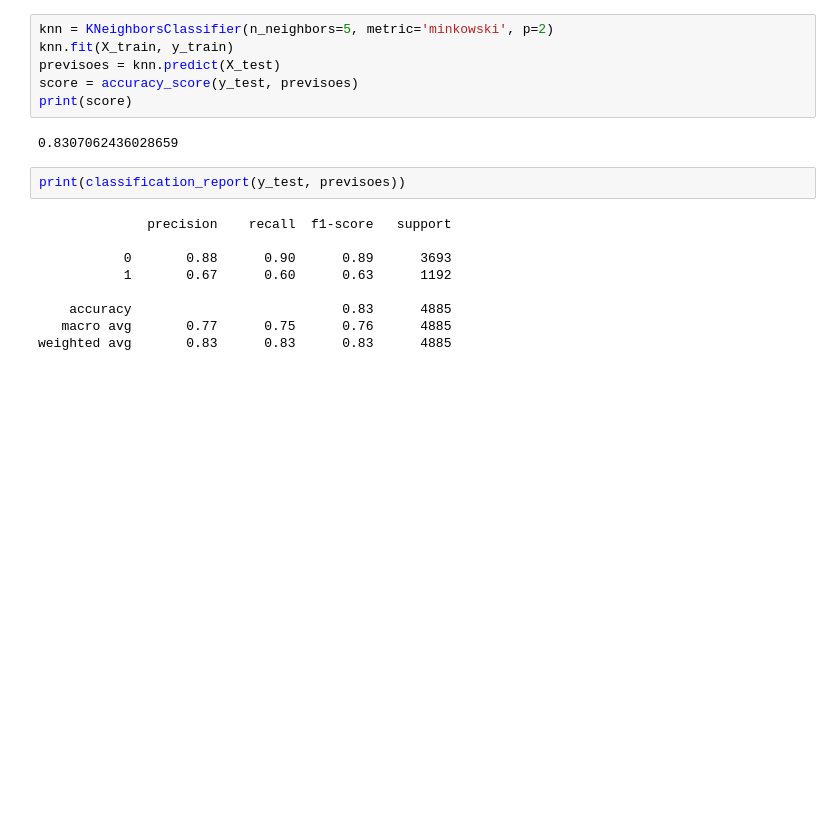
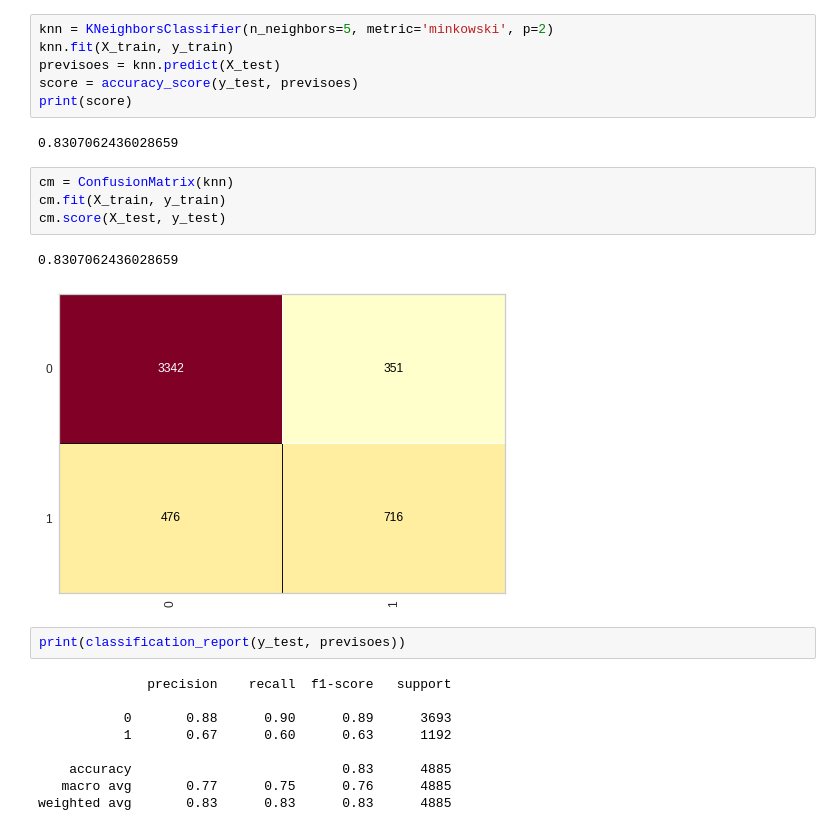
Before and after one commit to Mario-RJunior/census-analysis, a Jupyter notebook: census.ipynb, the cells around one changed output. Saved outputs shown, nothing was run; the diff lists cells and outputs as text; blank space fills up the shorter version.

```diff
--- a/census.ipynb
+++ b/census.ipynb
@@ -359,6 +381,13 @@ score = accuracy_score(y_test, previsoes)
 print(score)
 # %% [output]
 0.8307062436028659
+# %%
+cm = ConfusionMatrix(knn)
+cm.fit(X_train, y_train)
+cm.score(X_test, y_test)
+# %% [output]
+0.8307062436028659
+[figure, added]
 # %%
 print(classification_report(y_test, previsoes))
 # %% [output]
```
Also changed, not shown: parts of 8 cells of this notebook.
